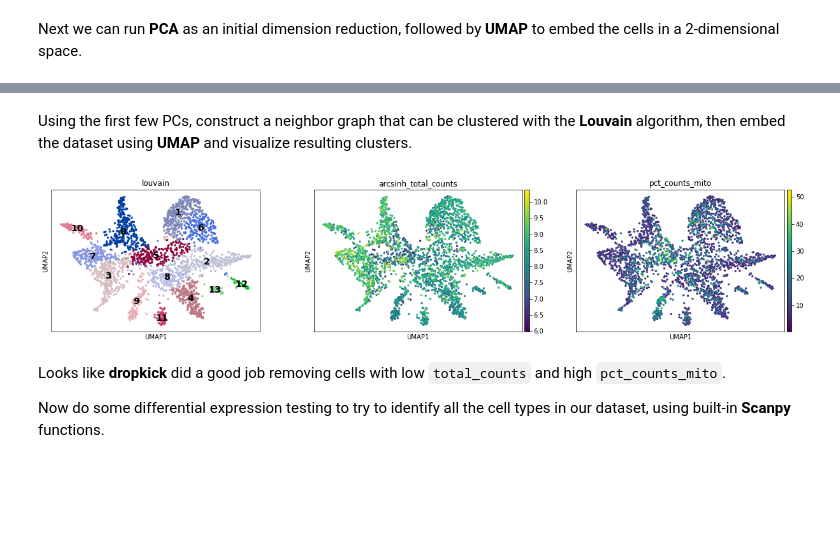
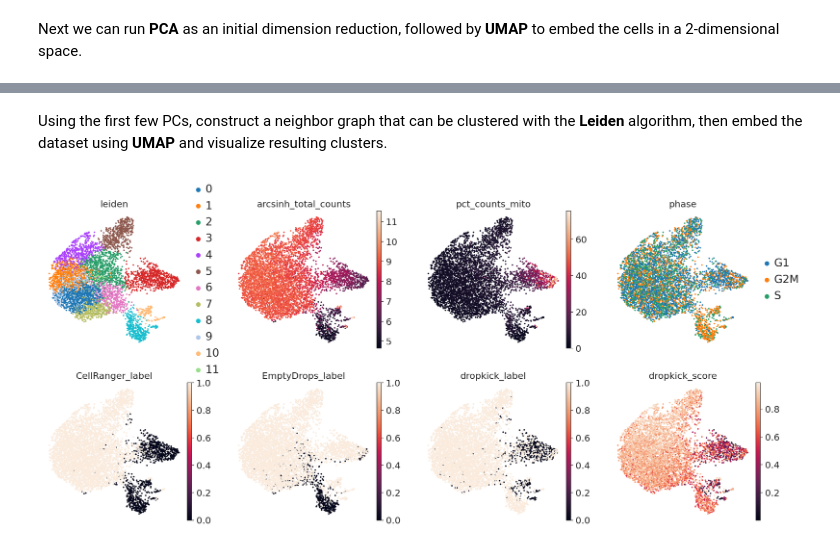
Before and after one commit to KenLauLab/dropkick, a Jupyter notebook: dropkick_tutorial.ipynb, the cells around one changed output, grey strips where cells are left out. Saved outputs shown, nothing was run; the diff lists cells and outputs as text; code cells hidden in the pictures; blank space fills up the shorter version.

```diff
--- a/dropkick_tutorial.ipynb
+++ b/dropkick_tutorial.ipynb
@@ -16,10 +16,10 @@ We can read in an example mouse colon dataset generated using **inDrops** single
 # %%
-a = sc.read("data/S1.h5ad")
+adata = sc.read("data/t_4k_small.h5ad")
 # %% [markdown]
 ---
 ### 1.5. Plot QC metrics (optional)
 The `qc` module has functions for plotting total UMI distribution and ambient genes, to give an idea of overall data quality and amenability to `dropkick` filtering.
 # %%
 # simple preprocessing of anndata object to get metrics for plot
-a = dropkick.recipe_dropkick(a, filter=False, n_hvgs=None, X_final="raw_counts")
+adata = dk.recipe_dropkick(adata, n_hvgs=None, X_final="raw_counts")
 # %% [output]
@@ -123,0 +134,4 @@ a_filtered = a[a.obs.dropkick_label==1,:].copy()  # make a copy of our AnnData o
+# %%
+# make a copy of our AnnData object, keeping all barcodes kept by dropkick, CellRanger, or EmptyDrops
+adata_filtered = adata[(adata.obs.dropkick_label==1) | (adata.obs.EmptyDrops_label==1) | (adata.obs.CellRanger_label==1),:].copy()
+adata_filtered.shape
@@ -126,7 +142,7 @@ For simplicity, **dropkick** has a "recipe" function that will perform normaliza
 # %%
-# here, we want to end up working with normalized, arcsinh-transformed counts where genes are scaled to unit variance and zero-centered
+# here, we want to end up working with normalized, arcsinh-transformed counts
+#   where genes are scaled to unit variance and zero-centered
 # we also set filter=True to remove any genes and cells with zero total counts
 # we perform a variable gene selection for 2000 HVGs before further processing
-a_filtered = dropkick.recipe_dropkick(a_filtered, X_final="arcsinh_norm", filter=True, n_hvgs=2000, verbose=True)
-a_filtered.shape
+adata_filtered = dk.recipe_dropkick(adata_filtered, X_final="arcsinh_norm", filter=True, n_hvgs=2000, verbose=True)
 # %% [output]
@@ -148,14 +175,24 @@ sc.pl.pca_variance_ratio(a_filtered)
 # %% [markdown]
-Using the first few PCs, construct a neighbor graph that can be clustered with the **Louvain** algorithm, then embed the dataset using **UMAP** and visualize resulting clusters.
+Using the first few PCs, construct a neighbor graph that can be clustered with the **Leiden** algorithm, then embed the dataset using **UMAP** and visualize resulting clusters.
 # %%
-sc.pp.neighbors(a_filtered, n_neighbors=30, random_state=1, n_pcs=15)
-sc.tl.louvain(a_filtered)
-sc.tl.umap(a_filtered, random_state=1)
+sc.pp.neighbors(adata_filtered, n_neighbors=30, random_state=1, n_pcs=10)
+sc.tl.leiden(adata_filtered)
+sc.tl.umap(adata_filtered, random_state=1)
 # plot results
-sc.pl.umap(a_filtered, color=["louvain","arcsinh_total_counts","pct_counts_mito"], legend_loc="on data", legend_fontsize="x-large")
+sc.pl.umap(
+    adata_filtered,
+    color=[
+        "leiden",
+        "arcsinh_total_counts",
+        "pct_counts_mito",
+        "phase",
+        "CellRanger_label",
+        "EmptyDrops_label",
+        "dropkick_label",
+        "dropkick_score",
+    ],
+    legend_fontsize="large",
+    ncols=4,
+)
 # %% [output]
-[figure, old version]
+[figure, new version]
-# %% [markdown]
-Looks like **dropkick** did a good job removing cells with low `total_counts` and high `pct_counts_mito`.
-
-Now do some differential expression testing to try to identify all the cell types in our dataset, using built-in **Scanpy** functions.
```
Also changed, not shown: parts of 34 cells of this notebook, 4 other files.
